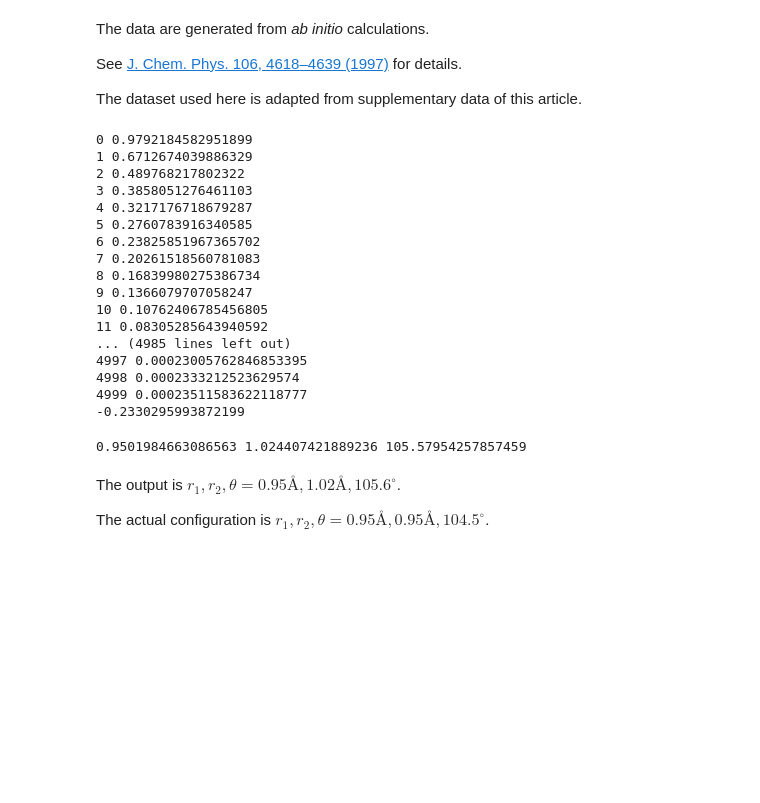
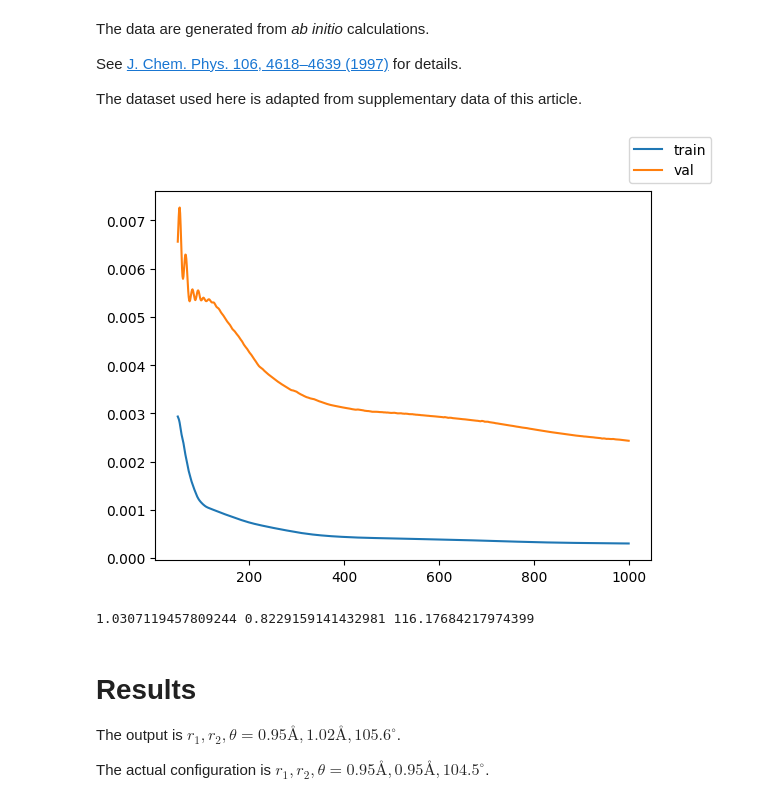
Before and after one commit to Br0kenSmi1e/FlowPES, a Jupyter notebook: water.ipynb, the cells around one changed output. Saved outputs shown, nothing was run; the diff lists cells and outputs as text; code cells hidden in the pictures; blank space fills up the shorter version.

```diff
--- a/water.ipynb
+++ b/water.ipynb
@@ -135,7 +137,8 @@ flow_init = RealNVP(transform, nlayers)
 init_rng, rng = jax.random.split(rng)
 params, flow_forward, flow_inverse = flow_init(init_rng, 3)
 
-loss = make_error_loss(flow_forward, "/Users/longli/pycode/ml4p/projects/h2opes/h2opes.txt")
+loss = make_error_loss(flow_forward, "./h2opes/h2opes.txt")
+val_loss = make_error_loss(flow_forward, "./h2opes/h2opes_val.txt")
 value_and_grad = jax.value_and_grad(loss, argnums=(0, 1), has_aux=False)
 
 params_optimizer = optax.adam(0.01)
@@ -157,35 +159,30 @@ def step(params, u0, params_opt_state, u0_opt_state):
     return value, params, u0, params_opt_state, u0_opt_state
 # %%
 loss_history = []
-for i in range(5000):
+val_loss_history = []
+for i in range(1000):
     value, params, u0, params_opt_state, u0_opt_state = step(params, u0, params_opt_state, u0_opt_state)
     loss_history.append(value)
-    print(i, value)
-print(u0)
+    val_loss_history.append(val_loss(params, u0))
+    # print(i, value)
+# print(u0)
 output = flow_inverse(params, jnp.array([[0, 0, 0]]))
-# %% [output]
-0 0.9792184582951899
-1 0.6712674039886329
-2 0.489768217802322
-3 0.3858051276461103
-4 0.3217176718679287
-5 0.2760783916340585
-6 0.23825851967365702
-7 0.20261518560781083
-8 0.16839980275386734
-9 0.1366079707058247
-10 0.10762406785456805
-11 0.08305285643940592
-... (4985 lines left out)
-4997 0.00023005762846853395
-4998 0.0002333212523629574
-4999 0.00023511583622118777
--0.2330295993872199
+# %%
+import matplotlib.pyplot as plt
+fig, ax = plt.subplots()
+ax.plot(range(50, 1000), loss_history[50:1000], label = "train")
+ax.plot(range(50, 1000), val_loss_history[50:1000], label = "val")
+fig.legend()
+fig.show()
+# %% [output]
+[figure, added]
 # %%
 print(-jnp.log(output[0][0][0]), -jnp.log(output[0][0][1]), jnp.acos(output[0][0][2]) * 180 / jnp.pi)
 # %% [output]
-0.9501984663086563 1.024407421889236 105.57954257857459
+1.0307119457809244 0.8229159141432981 116.17684217974399
 # %% [markdown]
+# Results
+
 The output is $r_1, r_2, \theta = 0.95\text{\AA}, 1.02\text{\AA}, 105.6^{\circ}$.
 
 The actual configuration is $r_1, r_2, \theta = 0.95\text{\AA}, 0.95\text{\AA}, 104.5^{\circ}$.
```
Also changed, not shown: parts of 5 cells of this notebook, 2 other files.
